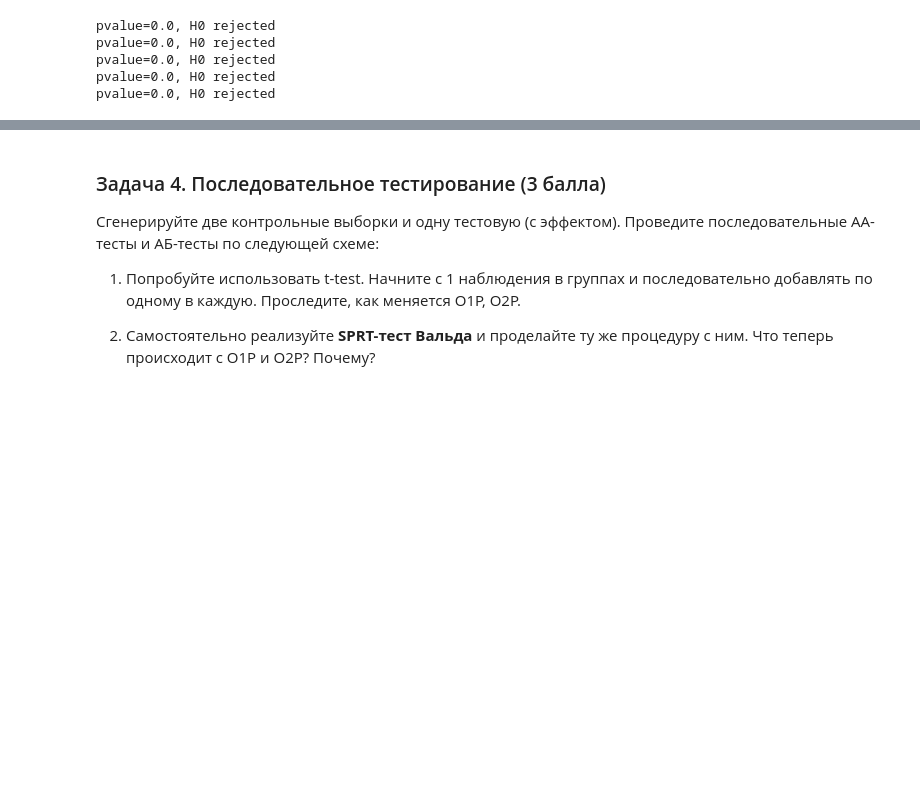
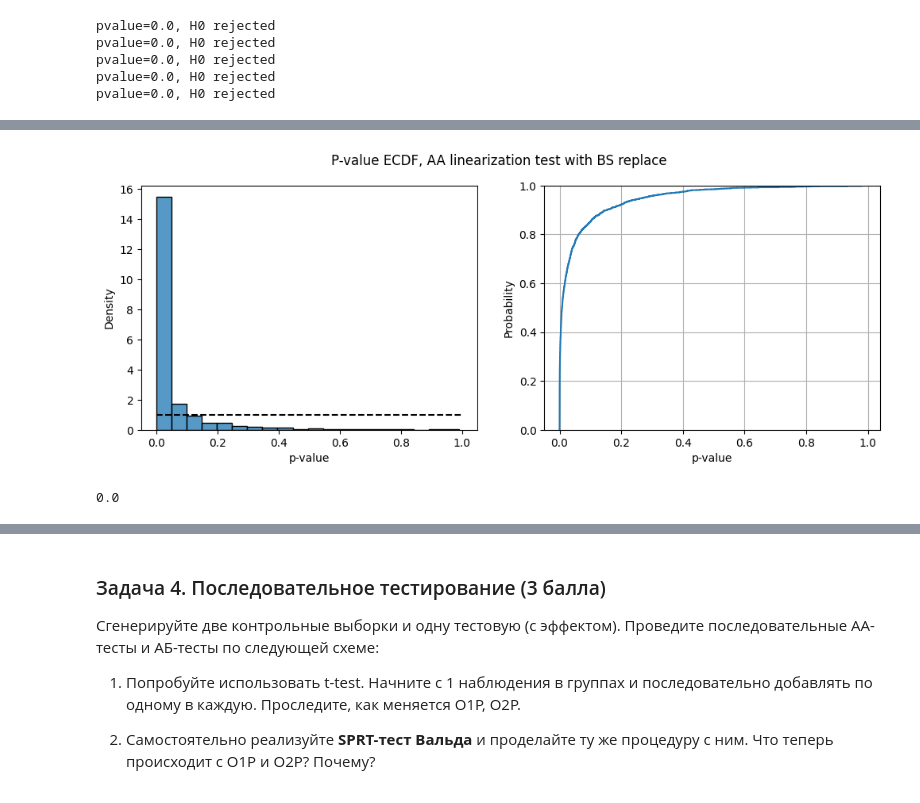
Before and after one commit to astatarinov/online-exp-course, a Jupyter notebook: 2024-spring/hw/hw-3/hw3.ipynb, the cells around one changed output, grey strips where cells are left out. Drawn from its saved outputs; the diff is of its cells as text; code cells hidden in the pictures; blank space fills up the shorter version.

```diff
--- a/2024-spring/hw/hw-3/hw3.ipynb
+++ b/2024-spring/hw/hw-3/hw3.ipynb
@@ -425,0 +532,26 @@ pvalue=0.0, H0 rejected
+# %%
+def get_session_duration(size, effect=0, seed=None):
+    def _user_sessions(mean):
+        size = np.random.randint(3,10)
+        duration = np.random.normal(loc=mean, scale=10, size=size).round()
+        duration = np.where(duration > 0, duration, 0)
+        return duration
+
+    if seed:
+        np.random.seed(seed)
+
+    mean_durations = np.random.normal(loc=100, scale=20, size=size) * (1 + effect)
+    return [_user_sessions(mean) for mean in mean_durations]
+# %%
+pvalue_check_with_replace, _ = run_bs_lin_test(
+    pd.Series(get_session_duration(2000)), pd.Series(get_session_duration(2000)), N_ITER=2000,
+    replace=True
+)
+# %%
+plot_pvalue_ecdf(pvalue_check_with_replace, title='P-value ECDF, AA linearization test with BS replace')
+# %% [output]
+[figure, added]
+# %%
+round(stats.kstest(pvalue_check_with_replace, 'uniform', args=(0, 1)).pvalue, 3)
+# %% [output]
+0.0
```
Also changed, not shown: parts of 35 cells of this notebook, 3 other files.
